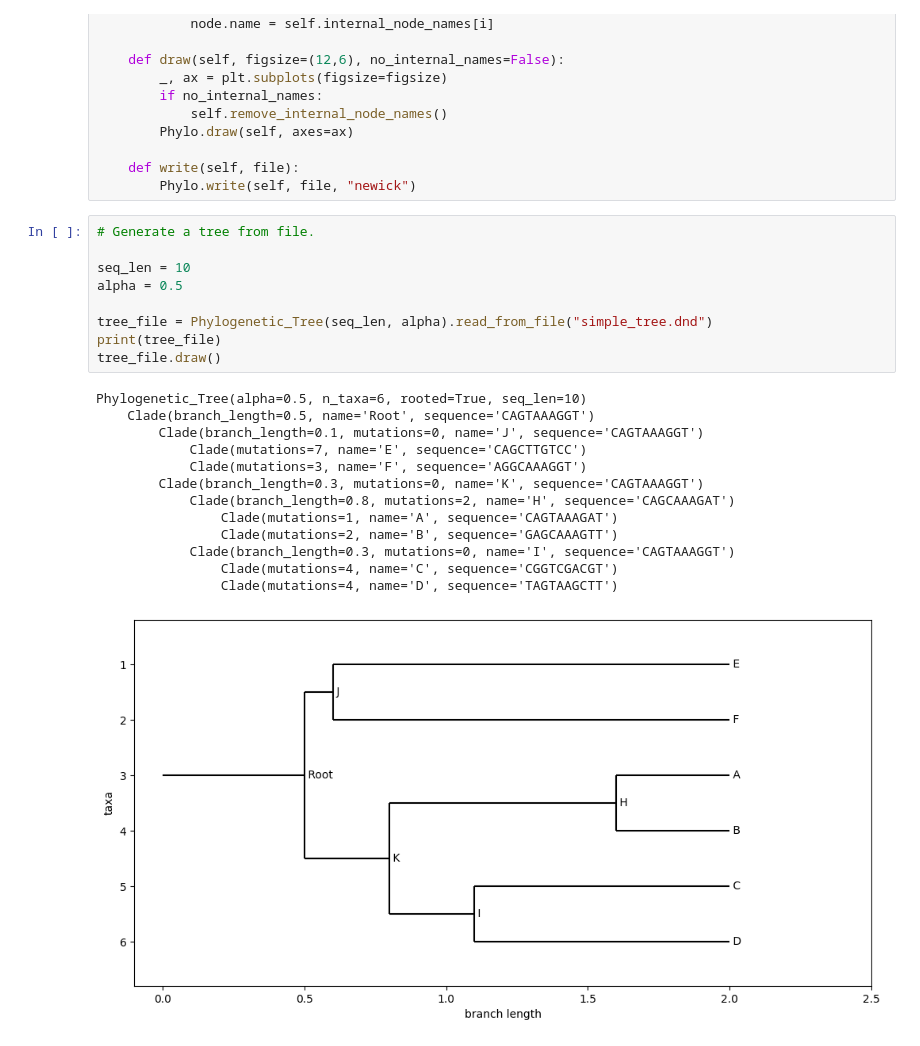
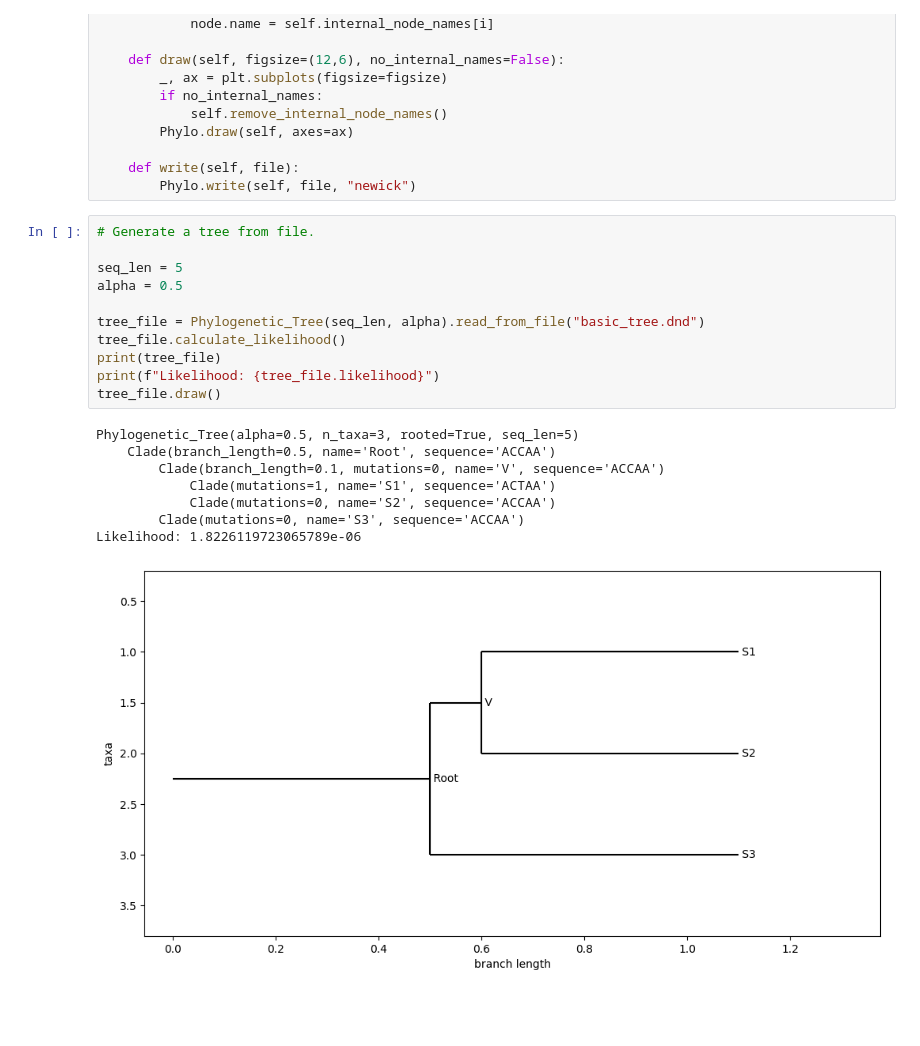
Before and after one commit to LeonMengoni/Bayesian-Phylogenetics, a Jupyter notebook: BayesianPhylogenetics.ipynb, the cells around one changed output. Saved outputs shown, nothing was run; the diff lists cells and outputs as text; blank space fills up the shorter version.

```diff
--- a/BayesianPhylogenetics.ipynb
+++ b/BayesianPhylogenetics.ipynb
@@ -209,26 +209,23 @@ class Phylogenetic_Tree(Phylo.BaseTree.Tree):
 # %%
 # Generate a tree from file.
 
-seq_len = 10
+seq_len = 5
 alpha = 0.5
 
-tree_file = Phylogenetic_Tree(seq_len, alpha).read_from_file("simple_tree.dnd")
+tree_file = Phylogenetic_Tree(seq_len, alpha).read_from_file("basic_tree.dnd")
+tree_file.calculate_likelihood()
 print(tree_file)
+print(f"Likelihood: {tree_file.likelihood}")
 tree_file.draw()
 # %% [output]
-Phylogenetic_Tree(alpha=0.5, n_taxa=6, rooted=True, seq_len=10)
-    Clade(branch_length=0.5, name='Root', sequence='CAGTAAAGGT')
-        Clade(branch_length=0.1, mutations=0, name='J', sequence='CAGTAAAGGT')
-            Clade(mutations=7, name='E', sequence='CAGCTTGTCC')
-            Clade(mutations=3, name='F', sequence='AGGCAAAGGT')
-        Clade(branch_length=0.3, mutations=0, name='K', sequence='CAGTAAAGGT')
-            Clade(branch_length=0.8, mutations=2, name='H', sequence='CAGCAAAGAT')
-                Clade(mutations=1, name='A', sequence='CAGTAAAGAT')
-                Clade(mutations=2, name='B', sequence='GAGCAAAGTT')
-            Clade(branch_length=0.3, mutations=0, name='I', sequence='CAGTAAAGGT')
-                Clade(mutations=4, name='C', sequence='CGGTCGACGT')
-                Clade(mutations=4, name='D', sequence='TAGTAAGCTT')
+Phylogenetic_Tree(alpha=0.5, n_taxa=3, rooted=True, seq_len=5)
+    Clade(branch_length=0.5, name='Root', sequence='ACCAA')
+        Clade(branch_length=0.1, mutations=0, name='V', sequence='ACCAA')
+            Clade(mutations=1, name='S1', sequence='ACTAA')
+            Clade(mutations=0, name='S2', sequence='ACCAA')
+        Clade(mutations=0, name='S3', sequence='ACCAA')
+Likelihood: 1.8226119723065789e-06
-[figure, old version]
+[figure, new version]
 # %%
 # Generate a random tree and write to file
 
```
Also changed, not shown: parts of 6 cells of this notebook.
